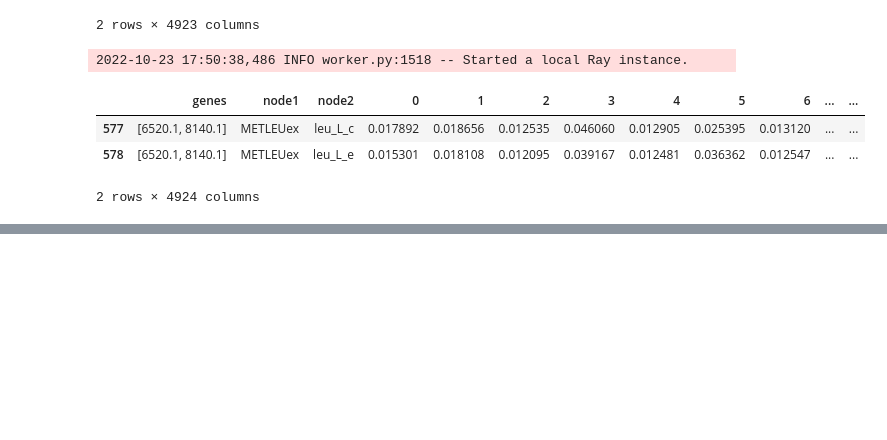
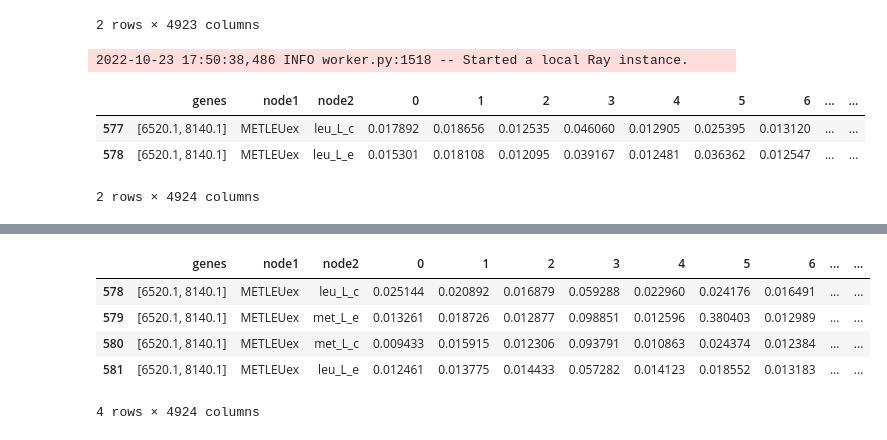
Before and after one commit to DeepenData/Graph_Neural_Networks_and_Phenylketonuria, a Jupyter notebook: src/step05_struct_results_for_R.ipynb, the cells around one changed output, grey strips where cells are left out. Saved outputs shown, nothing was run; the diff lists cells and outputs as text; code cells hidden in the pictures; blank space fills up the shorter version.

```diff
--- a/src/step05_struct_results_for_R.ipynb
+++ b/src/step05_struct_results_for_R.ipynb
@@ -89,0 +159,11 @@ results_for_R.to_csv("./results/data/Non_masked_results_for_R.csv")
+# %%
+results_for_R = pd.concat([genes, edges_node_names_explainer_subgraphs], axis=1)
+
+results_for_R.query("node1 == 'METLEUex'")
+# %% [output]
+|  | genes | node1 | node2 | 0 | 1 | 2 | 3 | 4 | 5 | 6 | ... | ... |
+| 578 | [6520.1, 8140.1] | METLEUex | leu_L_c | 0.025144 | 0.020892 | 0.016879 | 0.059288 | 0.022960 | 0.024176 | 0.016491 | ... | ... |
+| 579 | [6520.1, 8140.1] | METLEUex | met_L_e | 0.013261 | 0.018726 | 0.012877 | 0.098851 | 0.012596 | 0.380403 | 0.012989 | ... | ... |
+| 580 | [6520.1, 8140.1] | METLEUex | met_L_c | 0.009433 | 0.015915 | 0.012306 | 0.093791 | 0.010863 | 0.024374 | 0.012384 | ... | ... |
+| 581 | [6520.1, 8140.1] | METLEUex | leu_L_e | 0.012461 | 0.013775 | 0.014433 | 0.057282 | 0.014123 | 0.018552 | 0.013183 | ... | ... |
+4 rows × 4924 columns
```
Also changed, not shown: parts of 3 cells of this notebook, 5 other files.
